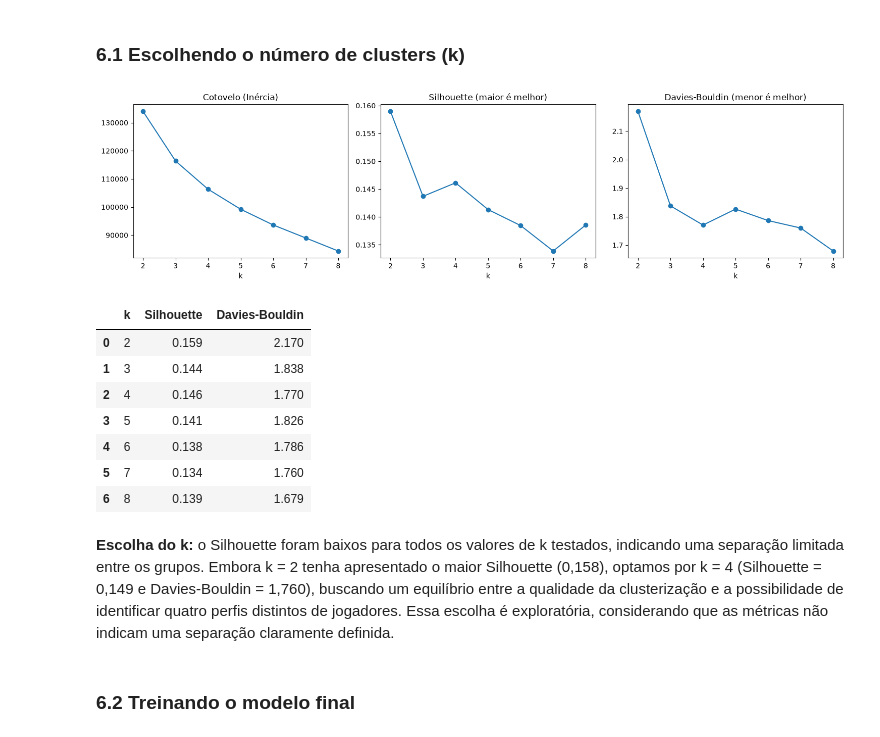
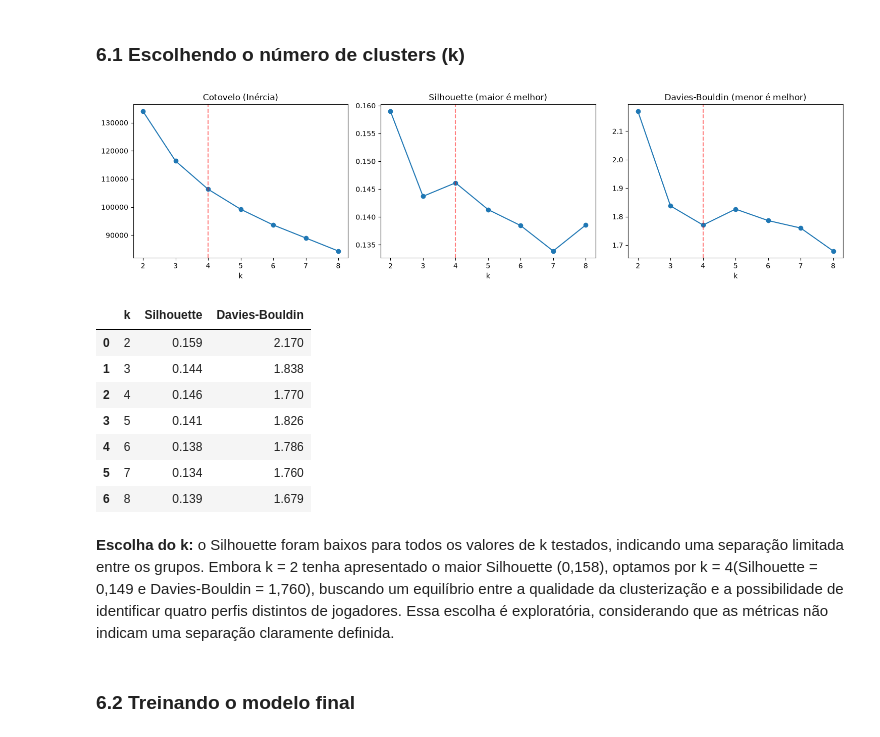
Before and after one commit to aspiringluke/Projeto_Data_Science_Equipe4_Principal, a Jupyter notebook: big_data/notebooks/ML.ipynb, the cells around one changed output. Saved outputs shown, nothing was run; the diff lists cells and outputs as text; code cells hidden in the pictures.

```diff
--- a/big_data/notebooks/ML.ipynb
+++ b/big_data/notebooks/ML.ipynb
@@ -97,7 +104,7 @@ AMOSTRA_PARTIDAS = int(os.environ.get("ML_AMOSTRA_PARTIDAS", "60000"))
 AMOSTRA_JOGADORES = int(os.environ.get("ML_AMOSTRA_JOGADORES", "20000"))
 
 def colunas(tabela):
-    return {linha[1] for linha in con.execute(f'PRAGMA table_info("{tabela}")')}
+    return {linha[1] for linha in conn.execute(f'PRAGMA table_info("{tabela}")')}
 
 tabelas_requeridas = {
     "dim_jogador": {"jogador_key", "idade", "nivel_jogador"},
@@ -374,21 +381,21 @@ Não precisamos de um alvo: o KMeans (Aula 7) agrupa jogadores parecidos entre s
 # %%
 jogadores_cluster = pd.read_sql_query(
     "SELECT jogador_key, idade, nivel_jogador FROM dim_jogador LIMIT ?",
-    con,
+    conn,
     params=(AMOSTRA_JOGADORES,)
 )
 
 ids_cluster = jogadores_cluster["jogador_key"].dropna().tolist()
 
-con.execute("DROP TABLE IF EXISTS temp.jogadores_amostra")
+conn.execute("DROP TABLE IF EXISTS temp.jogadores_amostra")
 
-con.execute("""
+conn.execute("""
     CREATE TEMP TABLE jogadores_amostra (
         jogador_key INTEGER PRIMARY KEY
     )
 """)
 
-con.executemany(
+conn.executemany(
     "INSERT OR IGNORE INTO jogadores_amostra VALUES (?)",
     [(int(chave),) for chave in ids_cluster]
 )
@@ -401,7 +408,7 @@ def agregar_jogadores(tabela, expressoes):
             ON f.jogador_key = a.jogador_key
         GROUP BY f.jogador_key
     """
-    return pd.read_sql_query(sql, con)
+    return pd.read_sql_query(sql, conn)
 
 print("Processando sessões...")
 
@@ -481,33 +510,35 @@ X_preprocessed = preprocessor.fit_transform(Xc)
 # %%
 ks = range(2, min(8, len(Xc) - 1) + 1)
 inercias, silhuetas, davies = [], [], []
 amostra_silhueta = min(3000, len(Xc))
 for k in ks:
     km = KMeans(n_clusters=k, random_state=42, n_init=10)
     rotulos = km.fit_predict(X_preprocessed)
     inercias.append(km.inertia_)
     silhuetas.append(silhouette_score(
         X_preprocessed, rotulos, sample_size=amostra_silhueta, random_state=42
     ))
     davies.append(davies_bouldin_score(X_preprocessed, rotulos))
 
 fig, ax = plt.subplots(1, 3, figsize=(15, 4))
 ax[0].plot(list(ks), inercias, marker="o")
 ax[0].set_title("Cotovelo (Inércia)")
 ax[1].plot(list(ks), silhuetas, marker="o")
 ax[1].set_title("Silhouette (maior é melhor)")
 ax[2].plot(list(ks), davies, marker="o")
 ax[2].set_title("Davies-Bouldin (menor é melhor)")
 for eixo in ax:
     eixo.set_xlabel("k")
 plt.tight_layout()
+for eixo in ax:
+    eixo.axvline(x=4, color='red', linestyle='--', alpha=0.5)
 plt.show()
 metricas_clusters = pd.DataFrame({
     "k": list(ks), "Silhouette": silhuetas, "Davies-Bouldin": davies
 })
 display(metricas_clusters.round(3))
 # %% [output]
-[figure, old version]
+[figure, new version]
 |  | k | Silhouette | Davies-Bouldin |
 | 0 | 2 | 0.159 | 2.170 |
 | 1 | 3 | 0.144 | 1.838 |
@@ -517,7 +548,7 @@ display(metricas_clusters.round(3))
 | 5 | 7 | 0.134 | 1.760 |
 | 6 | 8 | 0.139 | 1.679 |
 # %% [markdown]
-**Escolha do k:** o Silhouette foram baixos para todos os valores de k testados, indicando uma separação limitada entre os grupos. Embora k = 2 tenha apresentado o maior Silhouette (0,158), optamos por k = 4 (Silhouette = 0,149 e Davies-Bouldin = 1,760), buscando um equilíbrio entre a qualidade da clusterização e a possibilidade de identificar quatro perfis distintos de jogadores. Essa escolha é exploratória, considerando que as métricas não indicam uma separação claramente definida.
+**Escolha do k:** o Silhouette foram baixos para todos os valores de k testados, indicando uma separação limitada entre os grupos. Embora k = 2 tenha apresentado o maior Silhouette (0,158), optamos por k = 4(Silhouette = 0,149 e Davies-Bouldin = 1,760), buscando um equilíbrio entre a qualidade da clusterização e a possibilidade de identificar quatro perfis distintos de jogadores. Essa escolha é exploratória, considerando que as métricas não indicam uma separação claramente definida.
 # %% [markdown]
 ### 6.2 Treinando o modelo final
 # %%
```
Also changed, not shown: parts of 9 cells of this notebook, 3 other files.
